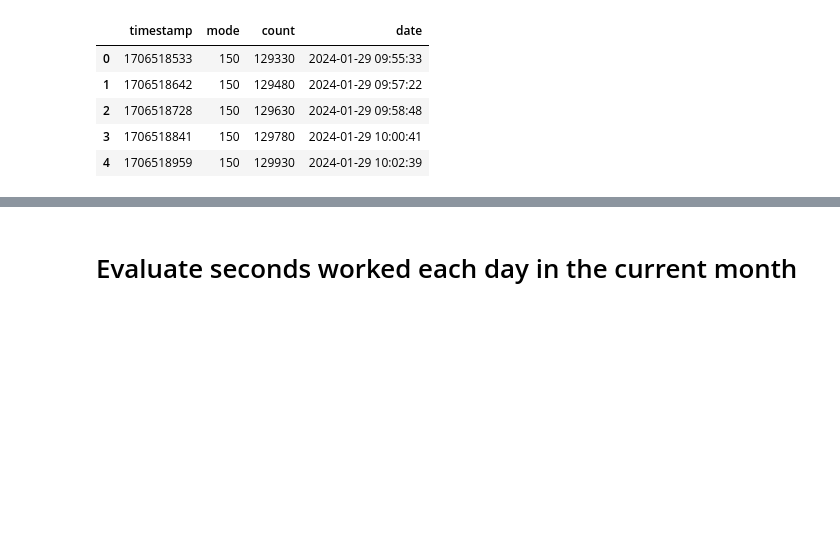
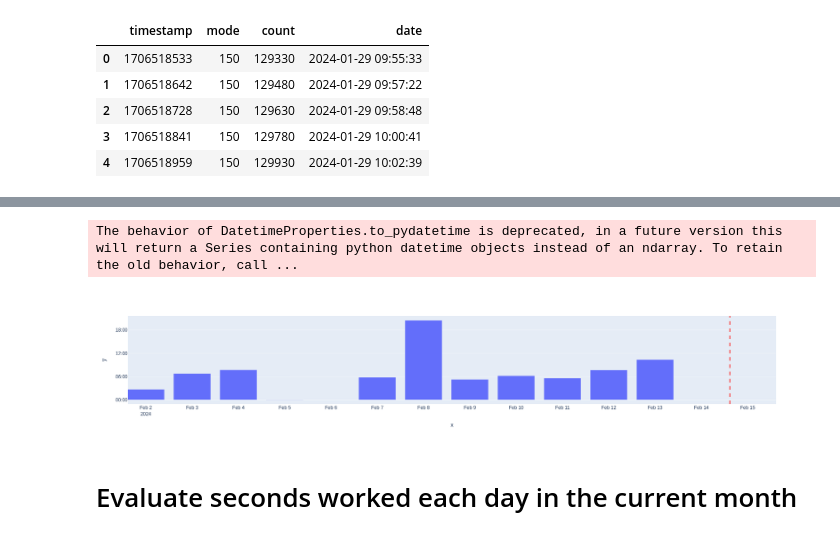
Before and after one commit to ModalDiagram/dotfiles, a Jupyter notebook: apps/survey/python/report.ipynb, the cells around one changed output, grey strips where cells are left out. Saved outputs shown, nothing was run; the diff lists cells and outputs as text; code cells hidden in the pictures; blank space fills up the shorter version.

```diff
--- a/apps/survey/python/report.ipynb
+++ b/apps/survey/python/report.ipynb
@@ -31,3 +52,13 @@ df.head()
+# %%
+import plotly.express as px
+fig = px.bar(y = df2["time"], x = df2.index)
+fig.update_layout(yaxis_tickformat='%H:%M')
+fig.update_xaxes(type="date", range=[dt.datetime.today().replace(day=1), dt.datetime.today() + dt.timedelta(days = 1)], tickmode = "linear")
+fig.add_vline(x = dt.datetime.today(), line_dash="dash", line_color="red")
+fig.show()
+# %% [output]
+The behavior of DatetimeProperties.to_pydatetime is deprecated, in a future version this will return a Series containing python datetime objects instead of an ndarray. To retain the old behavior, call ...
+[figure, added]
 # %% [markdown]
 # Evaluate seconds worked each day in the current month
 # %%
```
Also changed, not shown: parts of 3 cells of this notebook, 5 other files.
